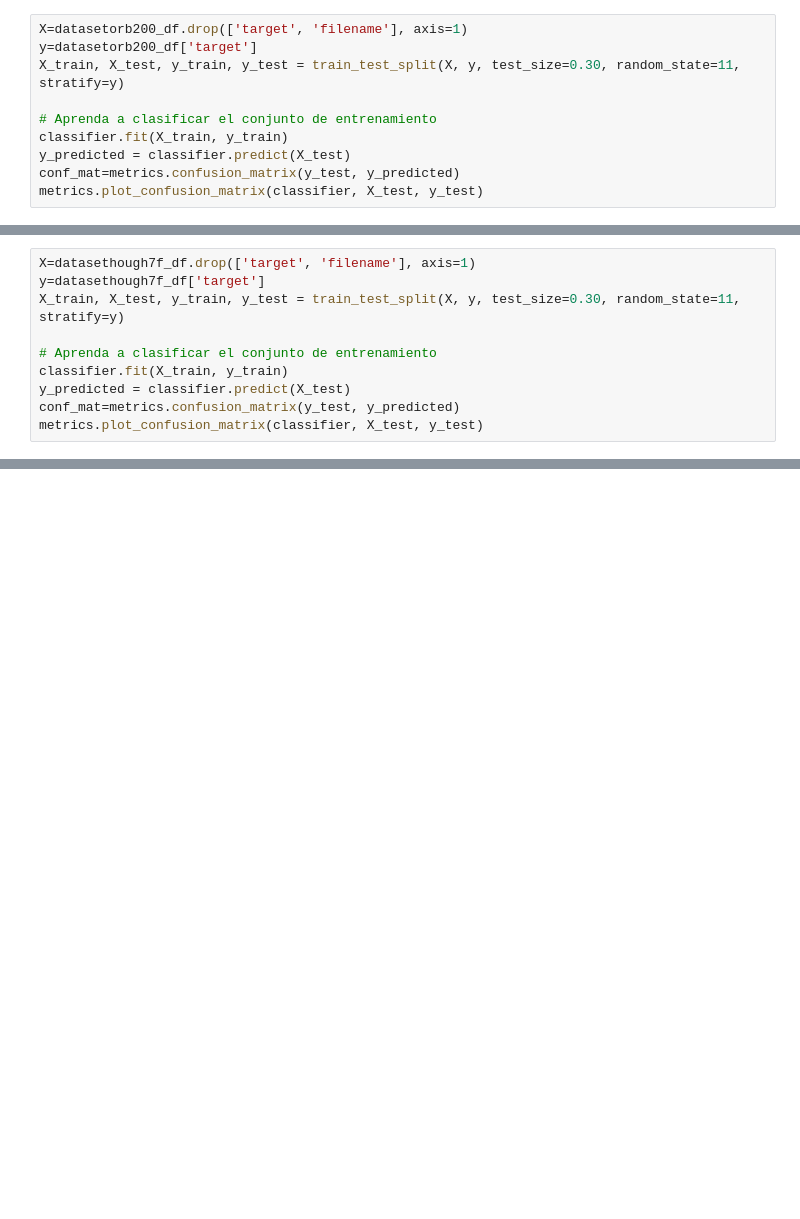
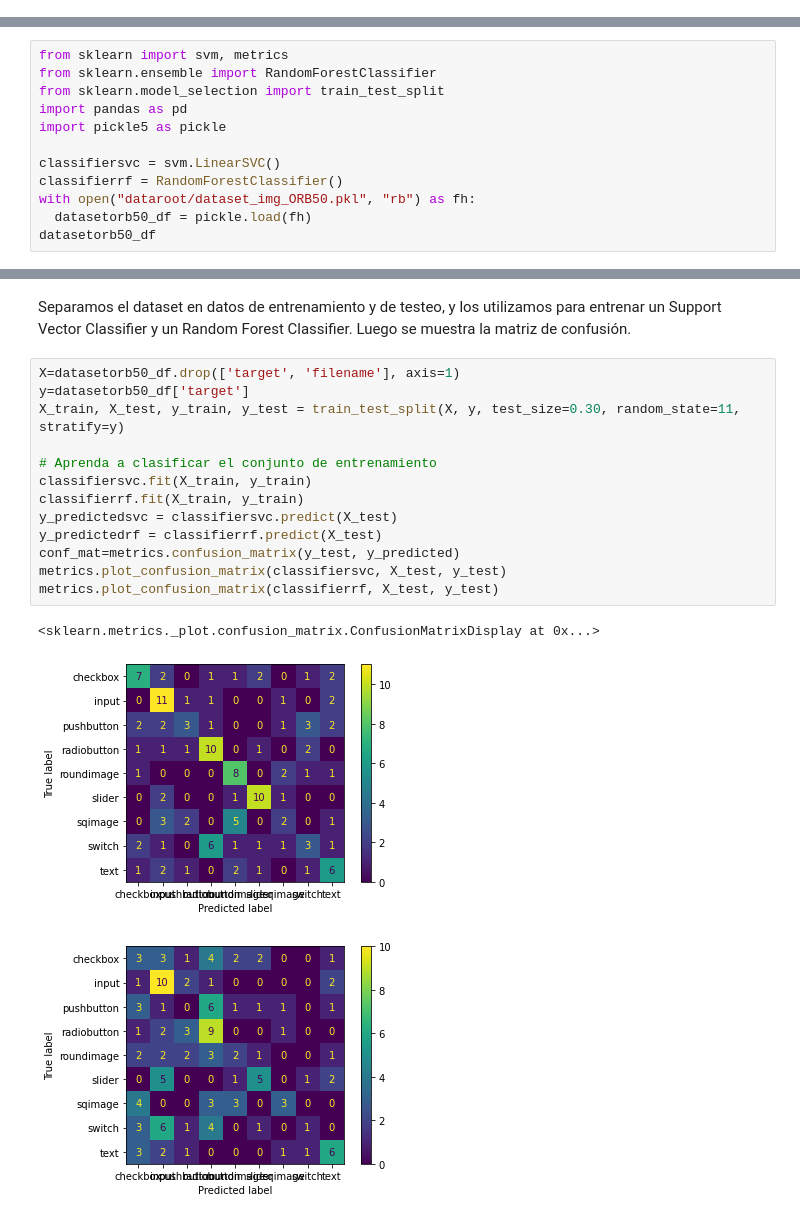
Before and after one commit to piltom/widget_sketch_recon, a Jupyter notebook: report.ipynb, the cells around one changed output, grey strips where cells are left out. Drawn from its saved outputs; the diff is of its cells as text; blank space fills up the shorter version.

```diff
--- a/report.ipynb
+++ b/report.ipynb
@@ -181,10 +88,0 @@ datasetorb200_df
-# %%
-X=datasetorb200_df.drop(['target', 'filename'], axis=1)
-y=datasetorb200_df['target']
-X_train, X_test, y_train, y_test = train_test_split(X, y, test_size=0.30, random_state=11, stratify=y)
-
-# Aprenda a clasificar el conjunto de entrenamiento
-classifier.fit(X_train, y_train)
-y_predicted = classifier.predict(X_test)
-conf_mat=metrics.confusion_matrix(y_test, y_predicted)
-metrics.plot_confusion_matrix(classifier, X_test, y_test)
@@ -241,10 +88,0 @@ datasethough7f_df
-# %%
-X=datasethough7f_df.drop(['target', 'filename'], axis=1)
-y=datasethough7f_df['target']
-X_train, X_test, y_train, y_test = train_test_split(X, y, test_size=0.30, random_state=11, stratify=y)
-
-# Aprenda a clasificar el conjunto de entrenamiento
-classifier.fit(X_train, y_train)
-y_predicted = classifier.predict(X_test)
-conf_mat=metrics.confusion_matrix(y_test, y_predicted)
-metrics.plot_confusion_matrix(classifier, X_test, y_test)
@@ -299,0 +96,12 @@ datasethough7f_df
+# %%
+from sklearn import svm, metrics
+from sklearn.ensemble import RandomForestClassifier
+from sklearn.model_selection import train_test_split
+import pandas as pd
+import pickle5 as pickle
+
+classifiersvc = svm.LinearSVC()
+classifierrf = RandomForestClassifier()
+with open("dataroot/dataset_img_ORB50.pkl", "rb") as fh:
+  datasetorb50_df = pickle.load(fh)
+datasetorb50_df
@@ -299,0 +122,19 @@ datasethough7f_df
+# %% [markdown]
+Separamos el dataset en datos de entrenamiento y de testeo, y los utilizamos para entrenar un Support Vector Classifier y un Random Forest Classifier. Luego se muestra la matriz de confusión.
+# %%
+X=datasetorb50_df.drop(['target', 'filename'], axis=1)
+y=datasetorb50_df['target']
+X_train, X_test, y_train, y_test = train_test_split(X, y, test_size=0.30, random_state=11, stratify=y)
+
+# Aprenda a clasificar el conjunto de entrenamiento
+classifiersvc.fit(X_train, y_train)
+classifierrf.fit(X_train, y_train)
+y_predictedsvc = classifiersvc.predict(X_test)
+y_predictedrf = classifierrf.predict(X_test)
+conf_mat=metrics.confusion_matrix(y_test, y_predicted)
+metrics.plot_confusion_matrix(classifiersvc, X_test, y_test)
+metrics.plot_confusion_matrix(classifierrf, X_test, y_test)
+# %% [output]
+<sklearn.metrics._plot.confusion_matrix.ConfusionMatrixDisplay at 0x...>
+[figure, added]
+[figure, added]
```
Also changed, not shown: parts of 35 cells of this notebook.
